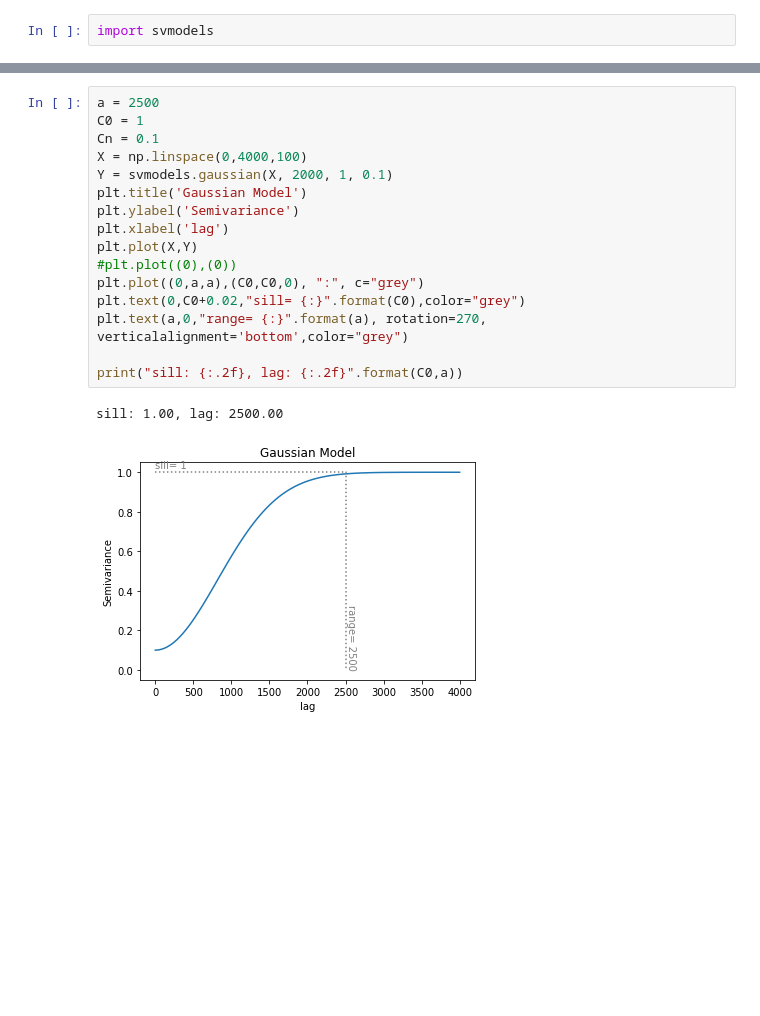
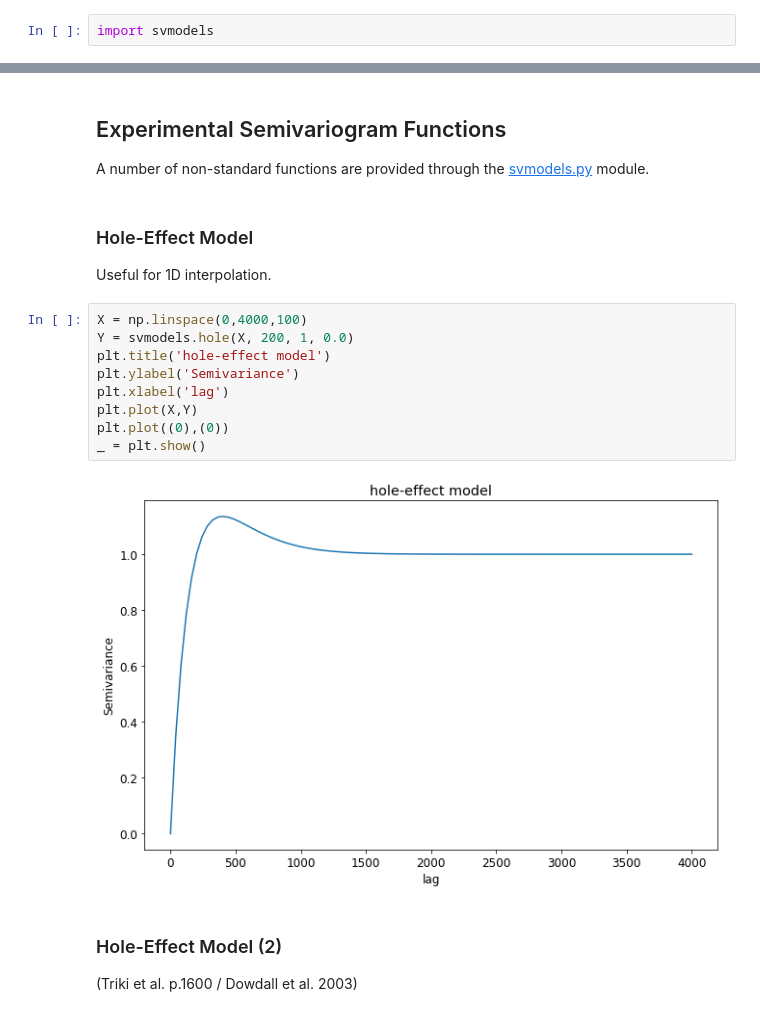
Before and after one commit to red5alex/kriglab, a Jupyter notebook: Semivariogram Models.ipynb, the cells around one changed output, grey strips where cells are left out. Cells and saved outputs as stored; diff of their text form; blank space fills up the shorter version.

Commit message:
cleaned up documentation for Semivariogram Models, added instance_of

```diff
--- a/Semivariogram Models.ipynb
+++ b/Semivariogram Models.ipynb
@@ -13,21 +74,22 @@ plt.rcParams['savefig.bbox'] = 'tight'
+# %% [markdown]
+## Experimental Semivariogram Functions
+A number of non-standard functions are provided through the [svmodels.py](svmodels.py) module.
+# %% [markdown]
+### Hole-Effect Model
+Useful for 1D interpolation.
 # %%
-a = 2500
-C0 = 1
-Cn = 0.1
 X = np.linspace(0,4000,100)
-Y = svmodels.gaussian(X, 2000, 1, 0.1)
-plt.title('Gaussian Model')
+Y = svmodels.hole(X, 200, 1, 0.0)
+plt.title('hole-effect model')
 plt.ylabel('Semivariance')
 plt.xlabel('lag')
 plt.plot(X,Y)
-#plt.plot((0),(0))
-plt.plot((0,a,a),(C0,C0,0), ":", c="grey")
-plt.text(0,C0+0.02,"sill= {:}".format(C0),color="grey")
-plt.text(a,0,"range= {:}".format(a), rotation=270, verticalalignment='bottom',color="grey")
-
-print("sill: {:.2f}, lag: {:.2f}".format(C0,a))
+plt.plot((0),(0))
+_ = plt.show()
 # %% [output]
-sill: 1.00, lag: 2500.00
-[figure, old version]
+[figure, new version]
+# %% [markdown]
+### Hole-Effect Model (2)
+(Triki et al. p.1600 / Dowdall et al. 2003)
 # %%
 X = np.linspace(0,4000,100)
```
Also changed, not shown: parts of 14 cells of this notebook, 1 other file.
